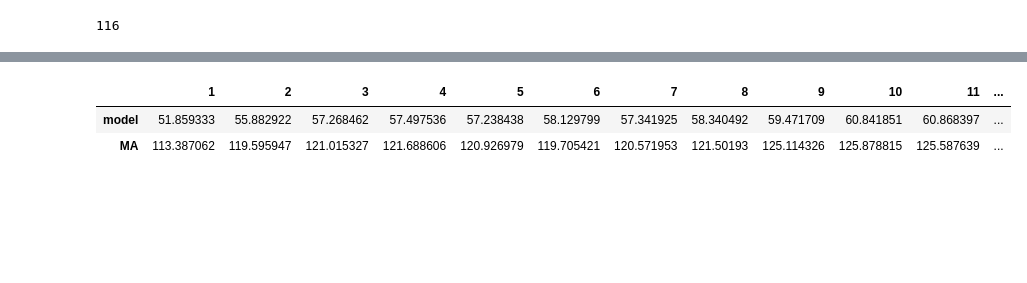
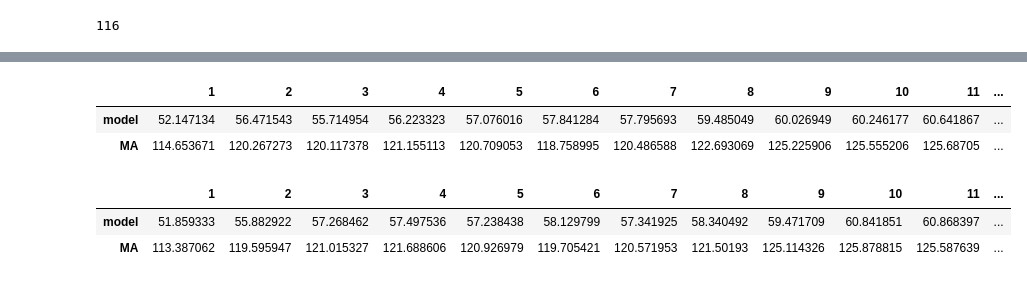
Before and after one commit to ximfac/store_sales, a Jupyter notebook: modeling.ipynb, the cells around one changed output, grey strips where cells are left out. Drawn from its saved outputs; the diff is of its cells as text; code cells hidden in the pictures; blank space fills up the shorter version.

```diff
--- a/modeling.ipynb
+++ b/modeling.ipynb
@@ -897,6 +901,12 @@ for n in range(len(y_cols)):
     results.loc['MA', n+1] = mean_absolute_error(
             np.expm1(holdout.loc[mask2, y_cols[n]]),
             np.expm1(holdout.loc[mask2, 'MA_30']))
+# %%
+results
+# %% [output]
+|  | 1 | 2 | 3 | 4 | 5 | 6 | 7 | 8 | 9 | 10 | 11 | ... |
+| model | 52.147134 | 56.471543 | 55.714954 | 56.223323 | 57.076016 | 57.841284 | 57.795693 | 59.485049 | 60.026949 | 60.246177 | 60.641867 | ... |
+| MA | 114.653671 | 120.267273 | 120.117378 | 121.155113 | 120.709053 | 118.758995 | 120.486588 | 122.693069 | 125.225906 | 125.555206 | 125.68705 | ... |
 # %%
 results
 # %% [output]
```
Also changed, not shown: parts of 13 cells of this notebook.
